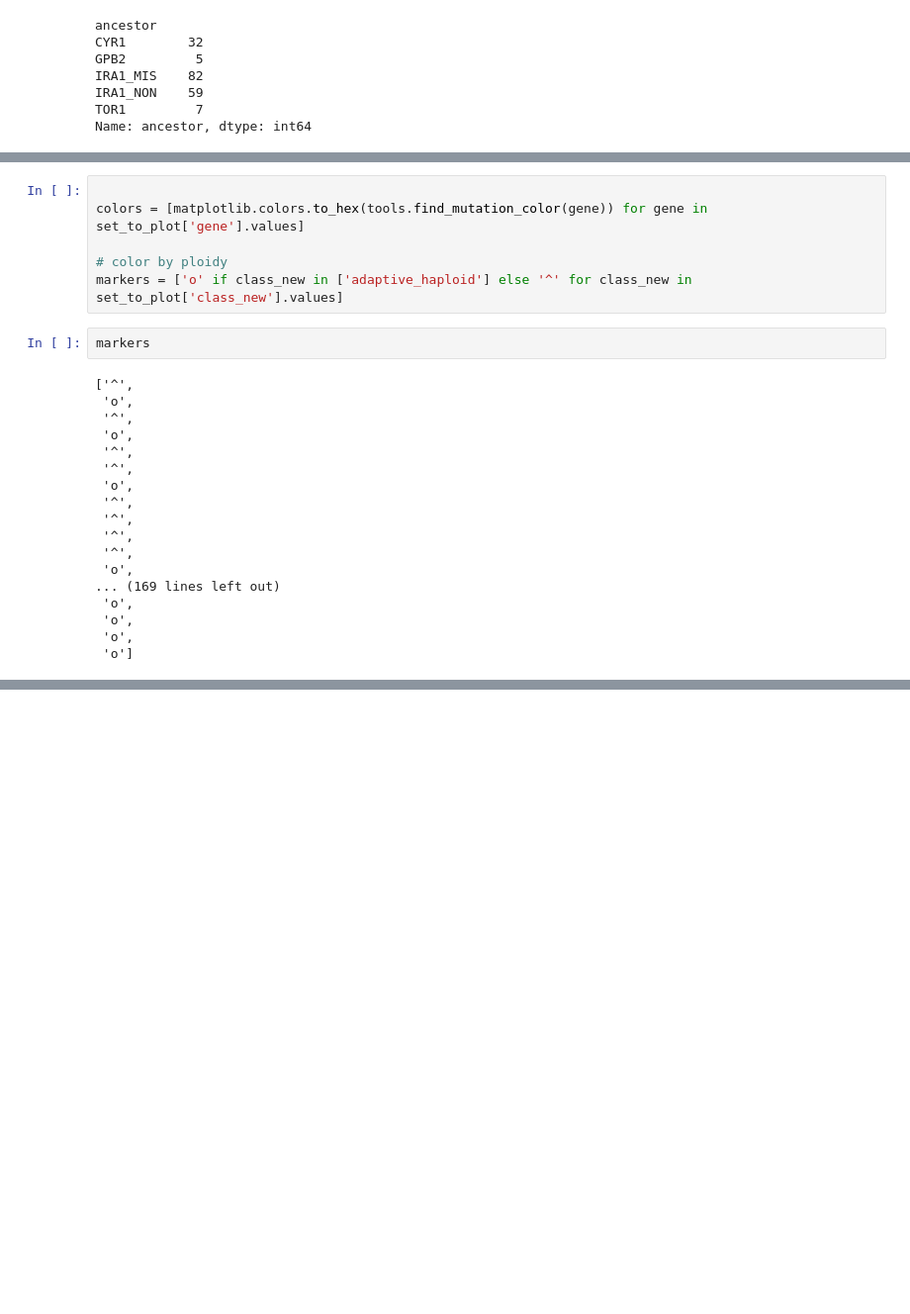
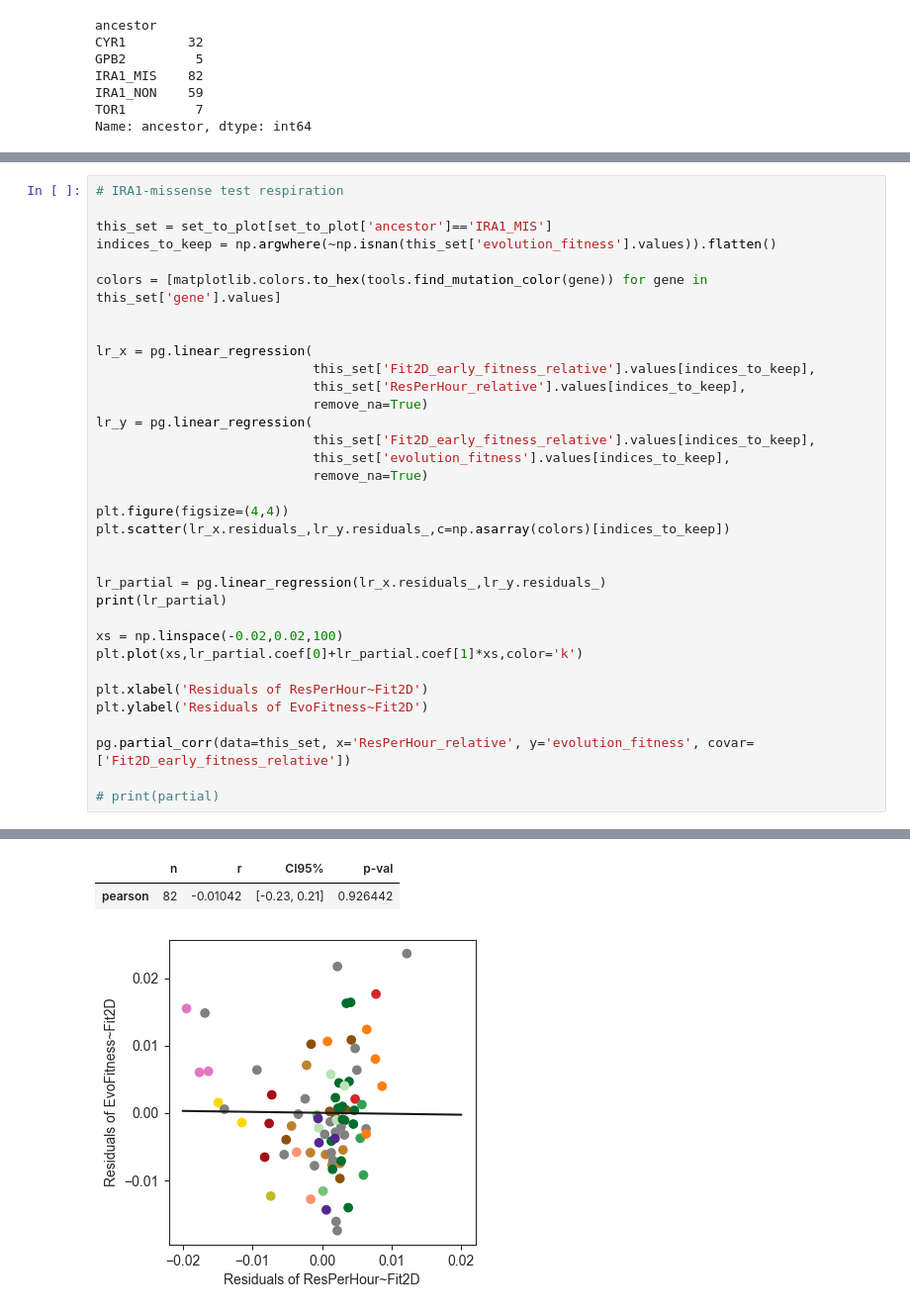
Before and after one commit to grantkinsler/EvolvingFront, a Jupyter notebook: EvolutionTracking/remeasurement vs evolution fitness.ipynb, the cells around one changed output, grey strips where cells are left out. Shown at 99% size. Saved outputs shown, nothing was run; the diff lists cells and outputs as text; blank space fills up the shorter version.

```diff
--- a/EvolutionTracking/remeasurement vs evolution fitness.ipynb
+++ b/EvolutionTracking/remeasurement vs evolution fitness.ipynb
@@ -503,26 +421,35 @@ array([['high_fitness_diploids'],
-# %%
-
-colors = [matplotlib.colors.to_hex(tools.find_mutation_color(gene)) for gene in set_to_plot['gene'].values]
-
-# color by ploidy
-markers = ['o' if class_new in ['adaptive_haploid'] else '^' for class_new in set_to_plot['class_new'].values]
-# %%
-markers
-# %% [output]
-['^',
- 'o',
- '^',
- 'o',
- '^',
- '^',
- 'o',
- '^',
- '^',
- '^',
- '^',
- 'o',
-... (169 lines left out)
- 'o',
- 'o',
- 'o',
- 'o']
+# %%
+# IRA1-missense test respiration
+
+this_set = set_to_plot[set_to_plot['ancestor']=='IRA1_MIS']
+indices_to_keep = np.argwhere(~np.isnan(this_set['evolution_fitness'].values)).flatten()
+
+colors = [matplotlib.colors.to_hex(tools.find_mutation_color(gene)) for gene in this_set['gene'].values]
+
+
+lr_x = pg.linear_regression(
+                            this_set['Fit2D_early_fitness_relative'].values[indices_to_keep],
+                            this_set['ResPerHour_relative'].values[indices_to_keep],
+                            remove_na=True)
+lr_y = pg.linear_regression(
+                            this_set['Fit2D_early_fitness_relative'].values[indices_to_keep],
+                            this_set['evolution_fitness'].values[indices_to_keep],
+                            remove_na=True)
+
+plt.figure(figsize=(4,4))
+plt.scatter(lr_x.residuals_,lr_y.residuals_,c=np.asarray(colors)[indices_to_keep])
+
+
+lr_partial = pg.linear_regression(lr_x.residuals_,lr_y.residuals_)
+print(lr_partial)
+
+xs = np.linspace(-0.02,0.02,100)
+plt.plot(xs,lr_partial.coef[0]+lr_partial.coef[1]*xs,color='k')
+
+plt.xlabel('Residuals of ResPerHour~Fit2D')
+plt.ylabel('Residuals of EvoFitness~Fit2D')
+
+pg.partial_corr(data=this_set, x='ResPerHour_relative', y='evolution_fitness', covar=['Fit2D_early_fitness_relative'])
+
+# print(partial)
+# %% [output]
@@ -528,0 +463,3 @@ markers
+|  | n | r | CI95% | p-val |
+| pearson | 82 | -0.01042 | [-0.23, 0.21] | 0.926442 |
+[figure, added]
```
Also changed, not shown: parts of 30 cells of this notebook, 28 other files.
